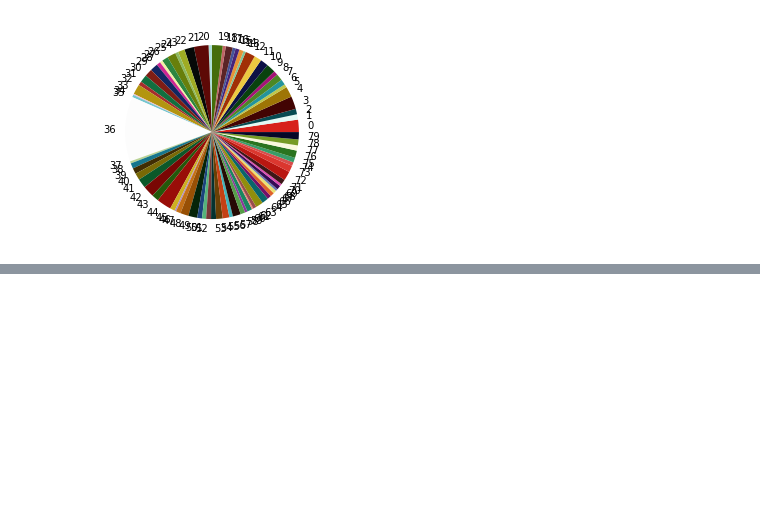
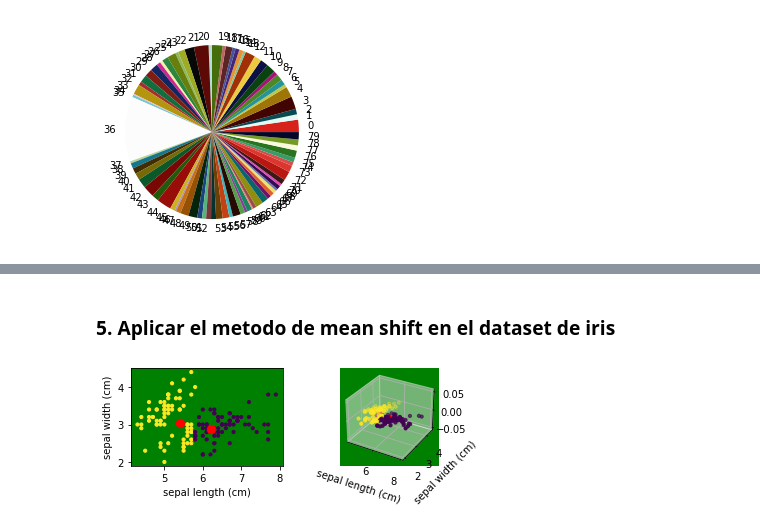
Before and after one commit to Garci4/trabajos_dss, a Jupyter notebook: tl6/clustering.ipynb, the cells around one changed output, grey strips where cells are left out. Drawn from its saved outputs; the diff is of its cells as text; code cells hidden in the pictures; blank space fills up the shorter version.

```diff
--- a/tl6/clustering.ipynb
+++ b/tl6/clustering.ipynb
@@ -36,0 +76,40 @@ k_means_image('asd.jpg', 'k-means-result.jpg', 'k-means-result-percent.png')
+# %% [markdown]
+### 5. Aplicar el metodo de mean shift en el dataset de iris
+# %%
+import pylab as pl
+import matplotlib.pyplot as plt
+from sklearn.cluster import MeanShift
+from sklearn.datasets import load_iris
+from mpl_toolkits.mplot3d import Axes3D
+
+#se carga el dataset y se recupera info de los sepalos
+iris = load_iris()
+sepal_data = iris.data[:,:2]
+
+#se crea una instancia de MeanShift y se le agrega la info de los sepalos
+ms_sepals = MeanShift().fit(sepal_data)
+
+#centroides y labels
+centroids_sepals = ms_sepals.cluster_centers_
+labels_sepals = ms_sepals.labels_
+
+#gráficos
+fig = plt.figure()
+
+ax1 = fig.add_subplot(221)
+ax2 = fig.add_subplot(222,projection="3d")
+
+ax1.scatter(sepal_data[:, 0], sepal_data[:, 1], c=labels_sepals, s=10)
+ax1.scatter(centroids_sepals[:, 0], centroids_sepals[:, 1], c="red", s=70)
+ax2.scatter(sepal_data[:, 0], sepal_data[:, 1], c=labels_sepals, s=10)
+ax2.scatter(centroids_sepals[:, 0], centroids_sepals[:, 1], c="red", s=70)
+
+ax1.set(xlabel=iris.feature_names[0], ylabel=iris.feature_names[1])
+ax2.set(xlabel=iris.feature_names[0], ylabel=iris.feature_names[1])
+
+ax1.set_facecolor("green")
+ax2.set_facecolor("green")
+
+plt.savefig('mean_shift_on_iris.png')
+# %% [output]
+[figure, added]
```
Also changed, not shown: parts of 4 cells of this notebook, 4 other files.
